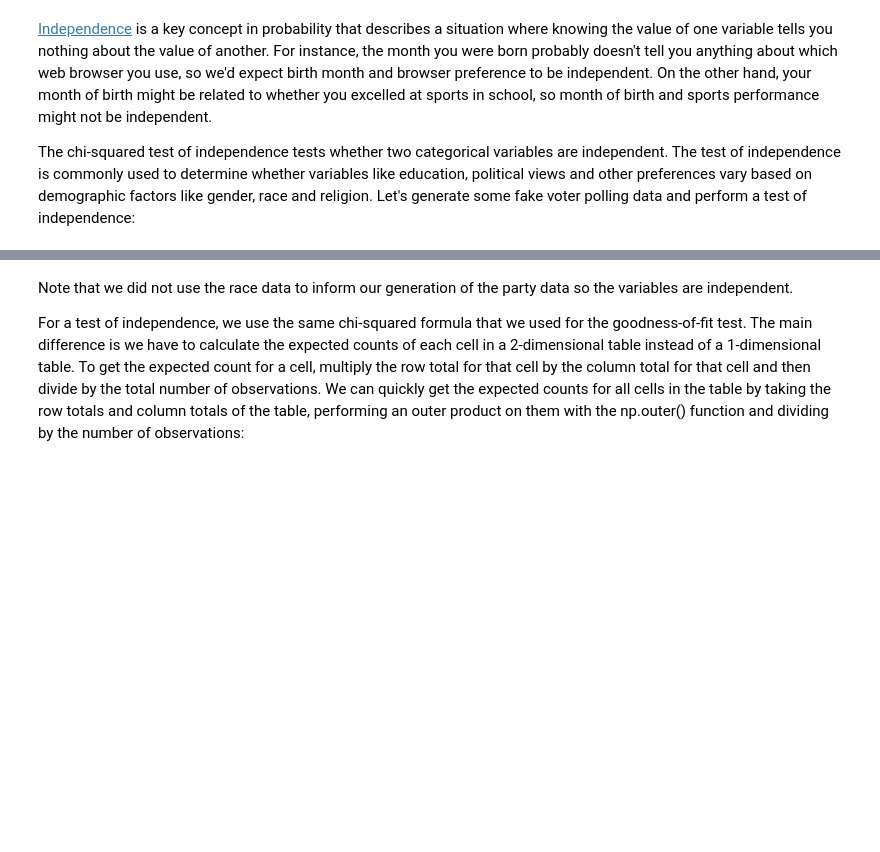
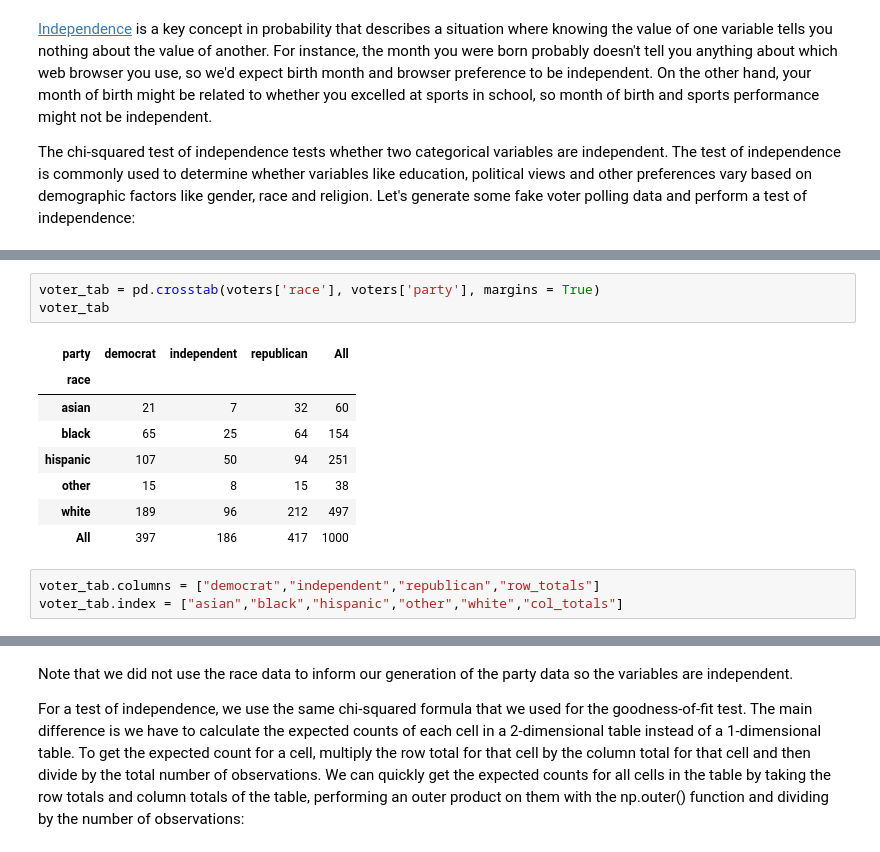
Before and after one commit to RamiSaad93/lessons_15_week, a Jupyter notebook: 5_6_eda_inf_stats_tableau/5_Chi_Square_test_day_4.ipynb, the cells around one changed output, grey strips where cells are left out. Saved outputs shown, nothing was run; the diff lists cells and outputs as text; blank space fills up the shorter version.

```diff
--- a/5_6_eda_inf_stats_tableau/5_Chi_Square_test_day_4.ipynb
+++ b/5_6_eda_inf_stats_tableau/5_Chi_Square_test_day_4.ipynb
@@ -134,0 +206,15 @@ voter_tab
+# %%
+voter_tab = pd.crosstab(voters['race'], voters['party'], margins = True)
+voter_tab
+# %% [output]
+| party | democrat | independent | republican | All |
+| race |  |  |  |  |
+| asian | 21 | 7 | 32 | 60 |
+| black | 65 | 25 | 64 | 154 |
+| hispanic | 107 | 50 | 94 | 251 |
+| other | 15 | 8 | 15 | 38 |
+| white | 189 | 96 | 212 | 497 |
+| All | 397 | 186 | 417 | 1000 |
+# %%
+voter_tab.columns = ["democrat","independent","republican","row_totals"]
+voter_tab.index = ["asian","black","hispanic","other","white","col_totals"]
```
Also changed, not shown: parts of 14 cells of this notebook, 4 other files.
